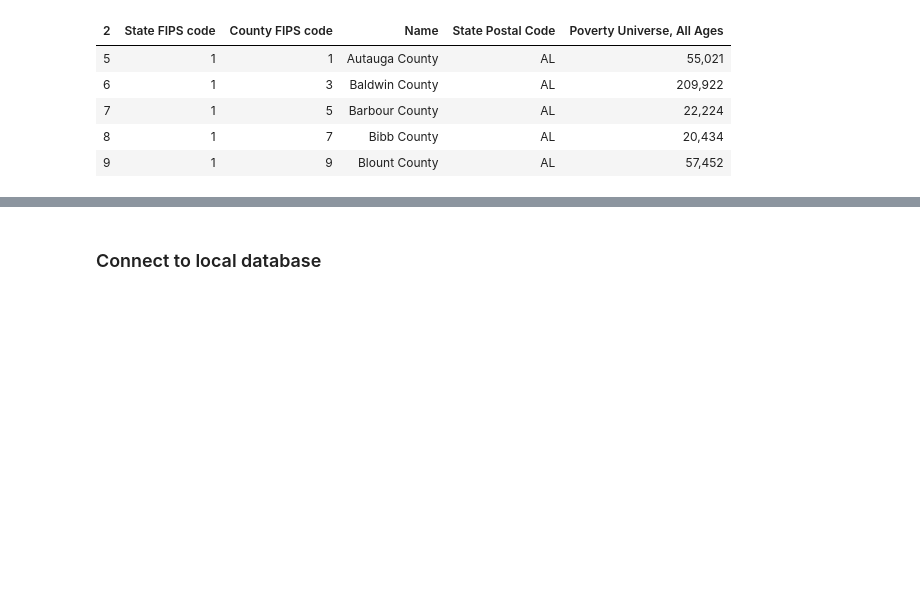
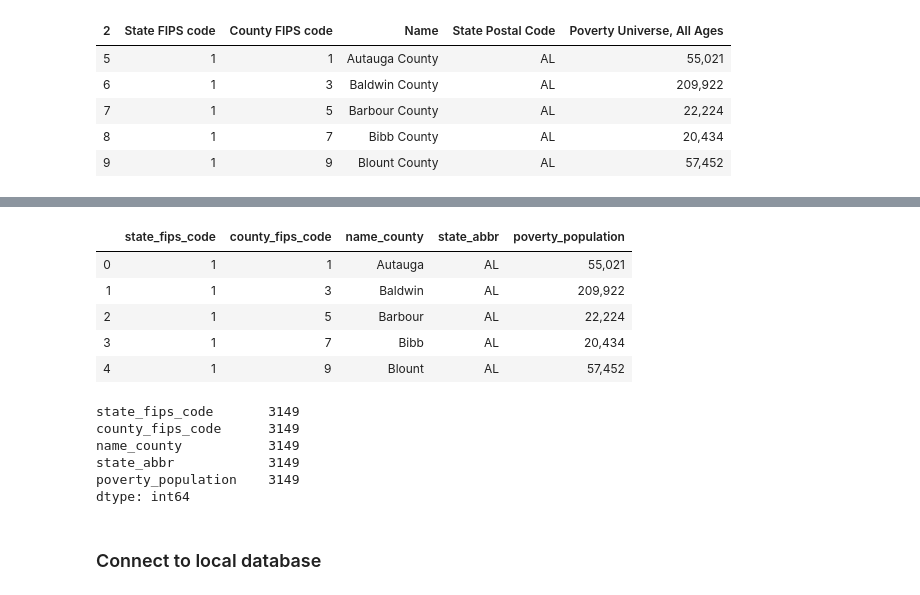
Before and after one commit to Lorsmo/Repo-ETL-Project-, a Jupyter notebook: poverty.ipynb, the cells around one changed output, grey strips where cells are left out. Cells and saved outputs as stored; diff of their text form; code cells hidden in the pictures; blank space fills up the shorter version.

```diff
--- a/poverty.ipynb
+++ b/poverty.ipynb
@@ -113,0 +128,27 @@ poverty_df
+# %%
+poverty_df.columns = ['State FIPS code', 'County FIPS code', 'Name', 'State Postal Code', 'Poverty Universe, All Ages']
+poverty_df = poverty_df.rename(columns={"State FIPS code": "state_fips_code",
+                                                         "County FIPS code": "county_fips_code",
+                                                         "Name": "name_county",
+                                                         "State Postal Code": "state_abbr",
+                                                          "Poverty Universe, All Ages": "poverty_population" })
+
+
+poverty_df.head()
+# %% [output]
+|  | state_fips_code | county_fips_code | name_county | state_abbr | poverty_population |
+| 0 | 1 | 1 | Autauga | AL | 55,021 |
+| 1 | 1 | 3 | Baldwin | AL | 209,922 |
+| 2 | 1 | 5 | Barbour | AL | 22,224 |
+| 3 | 1 | 7 | Bibb | AL | 20,434 |
+| 4 | 1 | 9 | Blount | AL | 57,452 |
+# %%
+poverty_df['poverty_population'] = poverty_df['poverty_population'].astype(str).str.replace(',', '')
+poverty_df.count()
+# %% [output]
+state_fips_code       3149
+county_fips_code      3149
+name_county           3149
+state_abbr            3149
+poverty_population    3149
+dtype: int64
```
Also changed, not shown: parts of 14 cells of this notebook, 4 other files.
